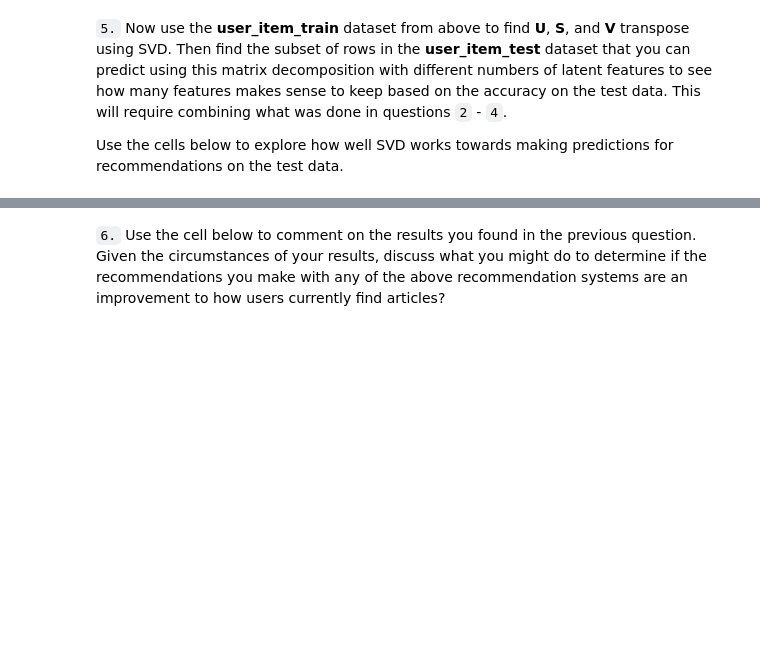
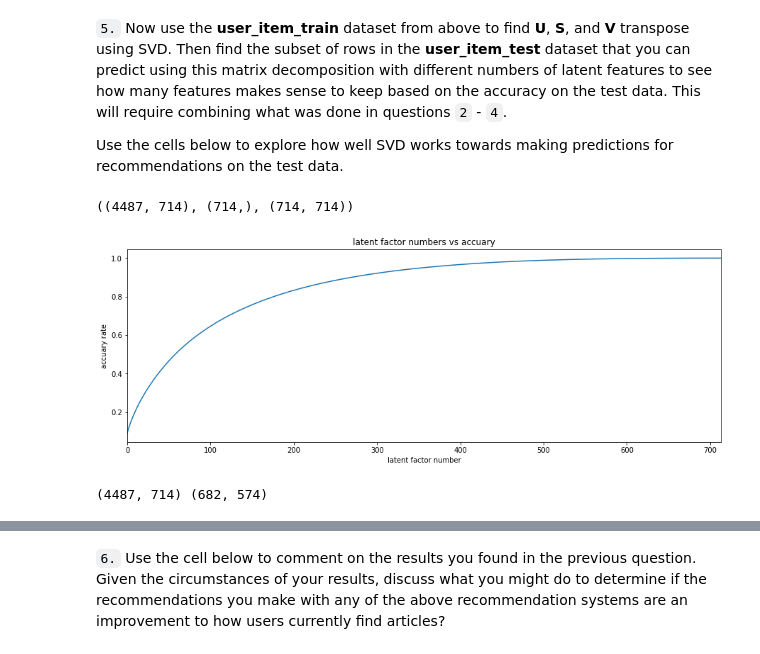
Before and after one commit to bin-wang-sh/Recommendation_with_IBM_Webapp, a Jupyter notebook: Recommendations_with_IBM.ipynb, the cells around one changed output, grey strips where cells are left out. Drawn from its saved outputs; the diff is of its cells as text; code cells hidden in the pictures; blank space fills up the shorter version.

Commit message:
update Matrix Factorization 1

```diff
--- a/Recommendations_with_IBM.ipynb
+++ b/Recommendations_with_IBM.ipynb
@@ -879,7 +899,10 @@ def create_test_and_train_user_item(df_train, df_test):
 
     '''
     # Your code here
-
+    user_item_train = create_user_item_matrix(df_train)
+    user_item_test = create_user_item_matrix(df_test)
+    test_idx = user_item_test.index.values
+    test_arts = user_item_test.columns.values.astype('str')
     return user_item_train, user_item_test, test_idx, test_arts
 
 user_item_train, user_item_test, test_idx, test_arts = create_test_and_train_user_item(df_train, df_test)
@@ -905,4 +947,4 @@ t.sol_4_test(sol_4_dict)
 Use the cells below to explore how well SVD works towards making predictions for recommendations on the test data.
 # %%
 # fit SVD on the user_item_train matrix
-u_train, s_train, vt_train = # fit svd similar to above then use the cells below
+u_train, s_train, vt_train =np.linalg.svd(user_item_train, full_matrices=False)
@@ -911,0 +951,23 @@ u_train, s_train, vt_train = # fit svd similar to above then use the cells below
+# %%
+u_train.shape, s_train.shape, vt_train.shape
+# %% [output]
+((4487, 714), (714,), (714, 714))
+# %%
+LF=dict()
+csum=0
+for i,lf in enumerate(s_train):
+    csum +=lf**2
+    LF[i]=csum/np.sum((s_train)**2)
+LF
+df_lf=pd.DataFrame.from_dict(LF, orient='index')
+df_lf.plot.line(figsize=(15,5),legend=False)
+plt.title("latent factor numbers vs accuary")
+plt.xlabel("latent factor number")
+plt.ylabel("accuary rate")
+plt.show()
+# %% [output]
+[figure, added]
+# %%
+print(user_item_train.shape,user_item_test.shape)
+# %% [output]
+(4487, 714) (682, 574)
```
Also changed, not shown: parts of 21 cells of this notebook.
